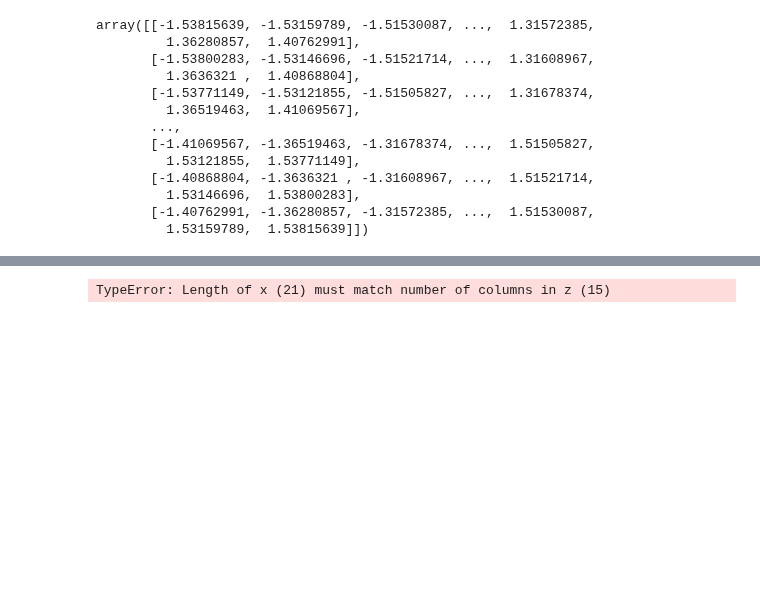
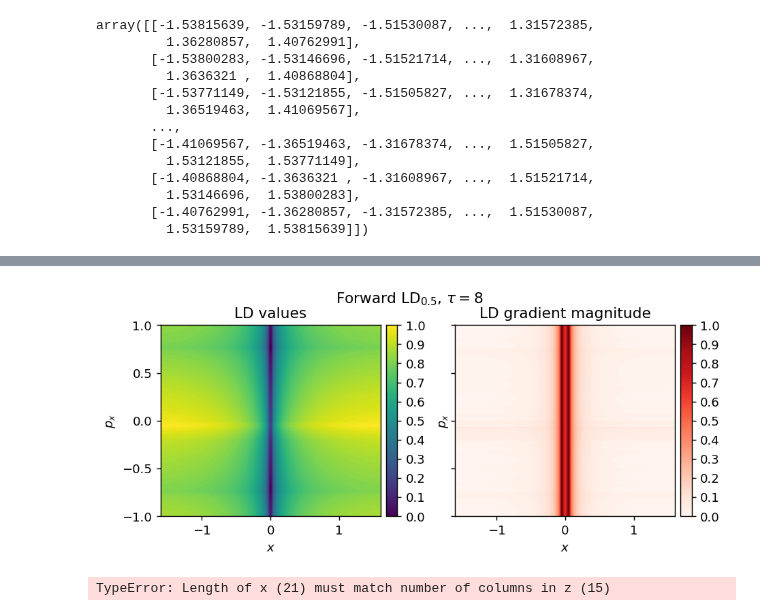
Before and after one commit to champsproject/ldds, a Jupyter notebook: LDs_from_data_NOTES.ipynb, the cells around one changed output, grey strips where cells are left out. Drawn from its saved outputs; the diff is of its cells as text; code cells hidden in the pictures; blank space fills up the shorter version.

```diff
--- a/LDs_from_data_NOTES.ipynb
+++ b/LDs_from_data_NOTES.ipynb
@@ -156,3 +282,8 @@ plt.show()
+# %%
+LD_forward = compute_lagrangian_descriptor(grid_parameters, discretised_vector_field, tau, p_value)
+figs = draw_all_lds(LD_forward, [], grid_parameters, tau, p_value, interactive=False)
+# %% [output]
+[figure, added]
 # %%
 fig,ax = plt.subplots(1,2,figsize=(10,5) ,dpi=100, sharex=True, sharey=True)
 
```
Also changed, not shown: parts of 44 cells of this notebook, 1 other file.
